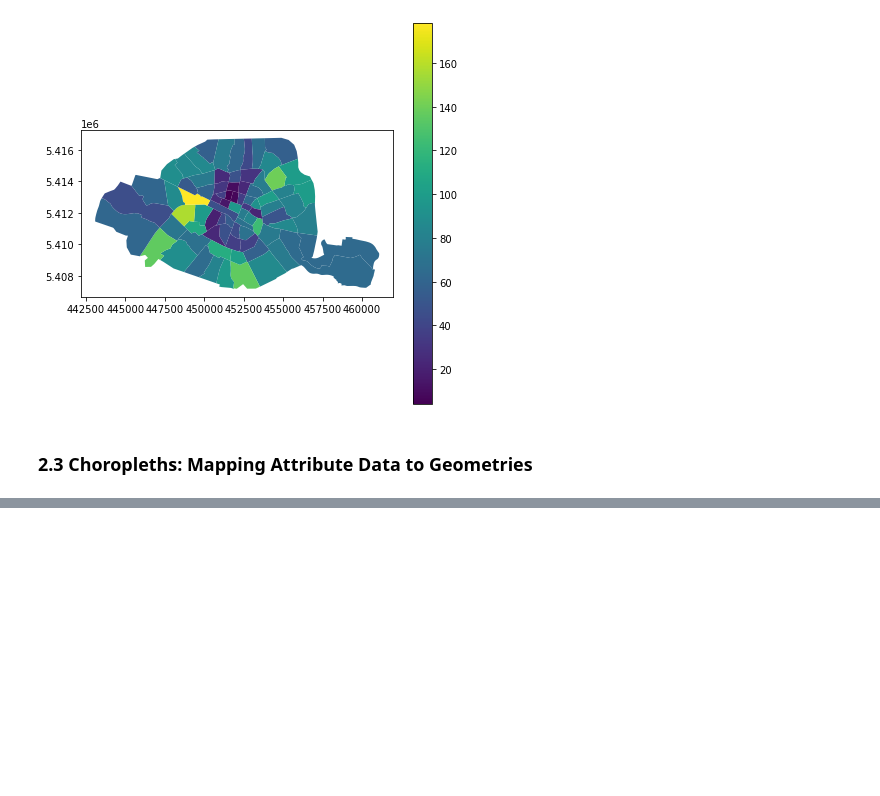
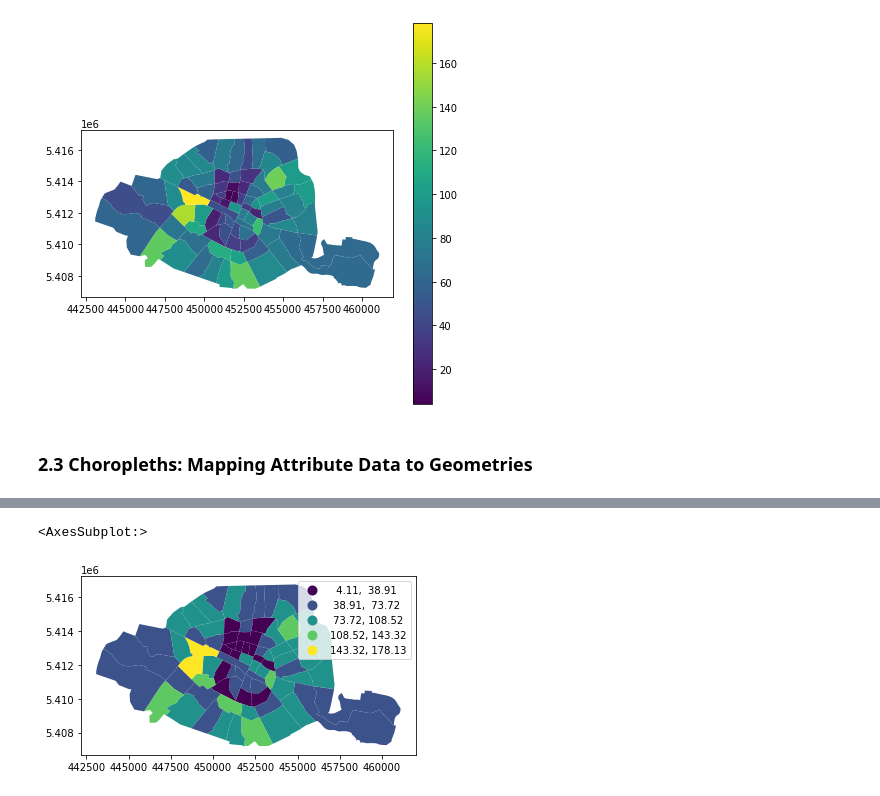
Before and after one commit to mxagar/space_exploration, a Jupyter notebook: geospatial_data_guide/lab/02_Spatial_Relationships.ipynb, the cells around one changed output, grey strips where cells are left out. Cells and saved outputs as stored; diff of their text form; code cells hidden in the pictures; blank space fills up the shorter version.

```diff
--- a/geospatial_data_guide/lab/02_Spatial_Relationships.ipynb
+++ b/geospatial_data_guide/lab/02_Spatial_Relationships.ipynb
@@ -280,0 +293,6 @@ Numerical columns default to continuous sequential color maps, however, it's bet
+# %%
+# Make a choropleth of the number of trees / area
+districts_trees.plot(column='n_trees_per_area', scheme='equal_interval', legend=True)
+# %% [output]
+<AxesSubplot:>
+[figure, added]
```
Also changed, not shown: parts of 8 cells of this notebook, 1 other file.
